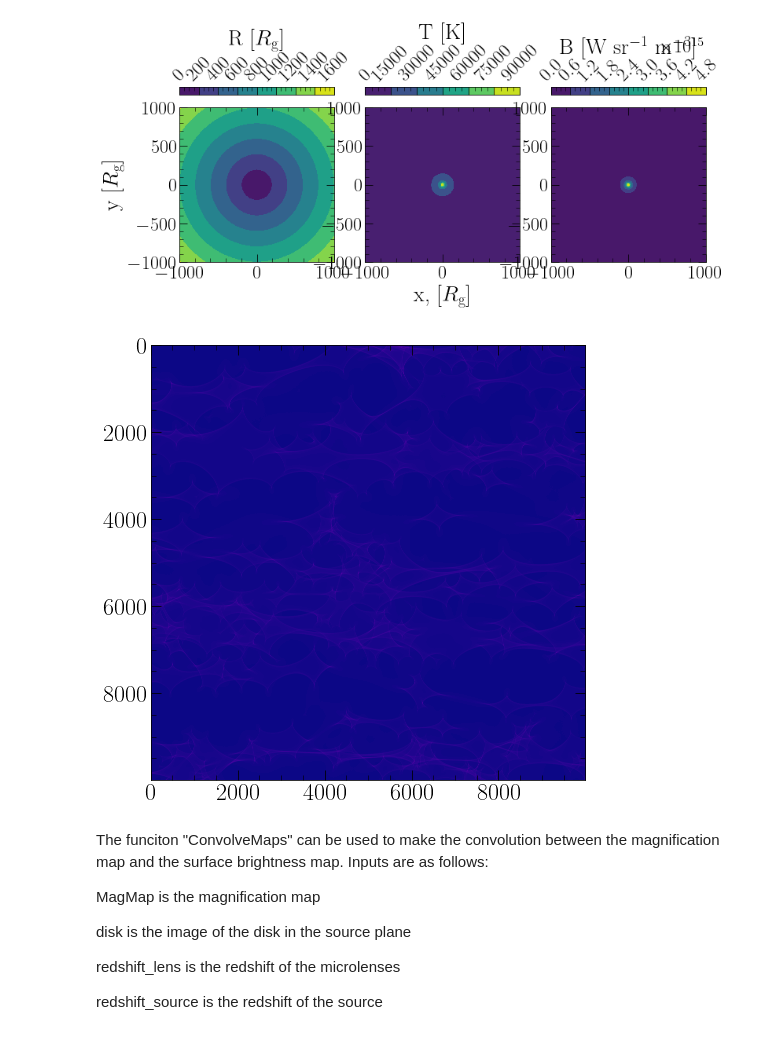
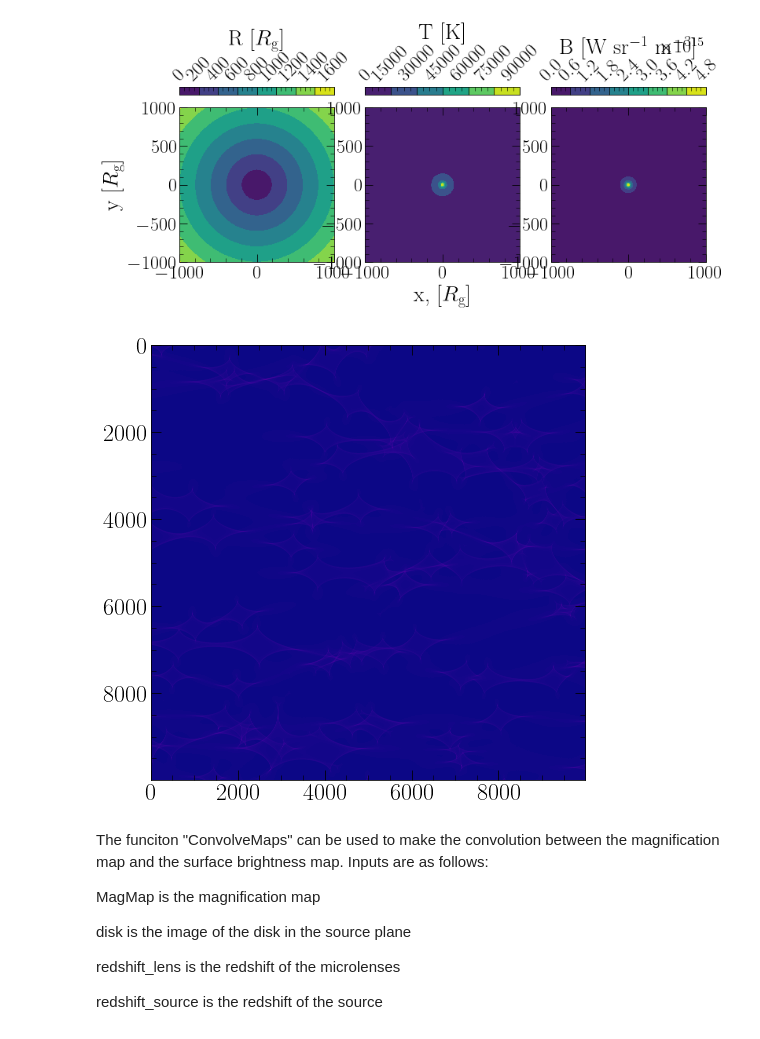
Before and after one commit to Henry-Best-01/Amoeba, a Jupyter notebook: AmoebaExamples.ipynb, the cells around one changed output. Drawn from its saved outputs; the diff is of its cells as text; code cells hidden in the pictures.

```diff
--- a/AmoebaExamples.ipynb
+++ b/AmoebaExamples.ipynb
@@ -24,6 +24,9 @@ sys.path.append("")   #append path to where QMF and Amoeba files are stored
 plt.style.use("plot_style_large_font.txt")
 import QuasarModelFunctions as QMF
 import Amoeba
+
+example_disk_path = 'SampleDisks/8.0MsunSample.fits'
+example_mag_map_path = "SampleMagMap/map.fits"
 # %% [markdown]
 We will go down the list on the file QuasarModelFunctions, which hosts a majority of the code. First we will look at the dependence spin has on the ISCO, the innermost stable circular orbit within the Kerr metric.
 # %%
@@ -307,16 +310,16 @@ plt.show()
 # %% [output]
 [figure]
 # %%
-mag_map_path = "Amoeba/SampleMagMap/map.fits"
+mag_map_path = example_mag_map_path
 
 with fits.open(mag_map_path) as f:
     mag_map = f[0].data
 
 fig, ax = plt.subplots(figsize=(8,8))
 ax.imshow(mag_map, cmap='plasma')
 plt.show()
 # %% [output]
-[figure, old version]
+[figure, new version]
 # %% [markdown]
 The funciton "ConvolveMaps" can be used to make the convolution between the magnification map and the surface brightness map. Inputs are as follows:
 
```
Also changed, not shown: parts of 13 cells of this notebook.
